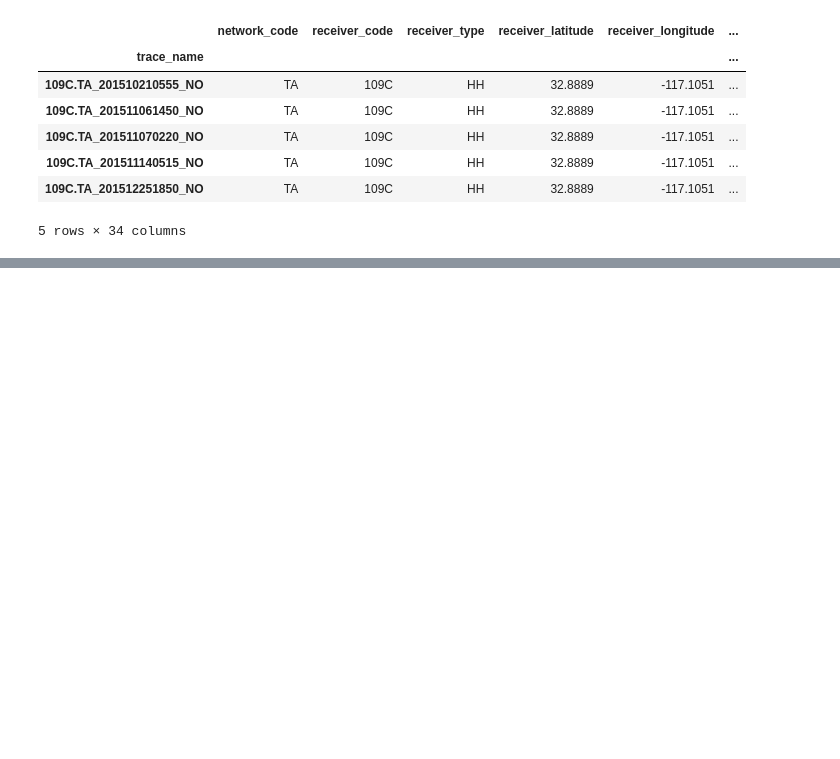
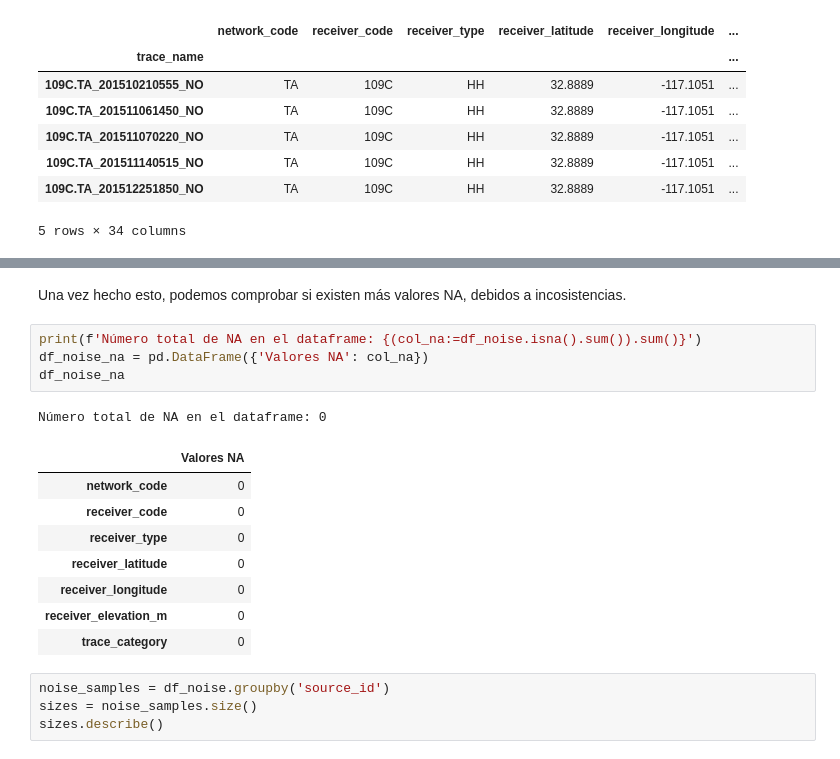
Before and after one commit to Alf-caput/ProyectoFinal_Capstone, a Jupyter notebook: proyectofinalcapstone-stead.ipynb, the cells around one changed output, grey strips where cells are left out. Cells and saved outputs as stored; diff of their text form; blank space fills up the shorter version.

```diff
--- a/proyectofinalcapstone-stead.ipynb
+++ b/proyectofinalcapstone-stead.ipynb
@@ -90,0 +146,20 @@ df.head()
+# %% [markdown]
+Una vez hecho esto, podemos comprobar si existen más valores NA, debidos a incosistencias.
+# %%
+print(f'Número total de NA en el dataframe: {(col_na:=df_noise.isna().sum()).sum()}')
+df_noise_na = pd.DataFrame({'Valores NA': col_na})
+df_noise_na
+# %% [output]
+Número total de NA en el dataframe: 0
+|  | Valores NA |
+| network_code | 0 |
+| receiver_code | 0 |
+| receiver_type | 0 |
+| receiver_latitude | 0 |
+| receiver_longitude | 0 |
+| receiver_elevation_m | 0 |
+| trace_category | 0 |
+# %%
+noise_samples = df_noise.groupby('source_id')
+sizes = noise_samples.size()
+sizes.describe()
```
Also changed, not shown: parts of 29 cells of this notebook.
